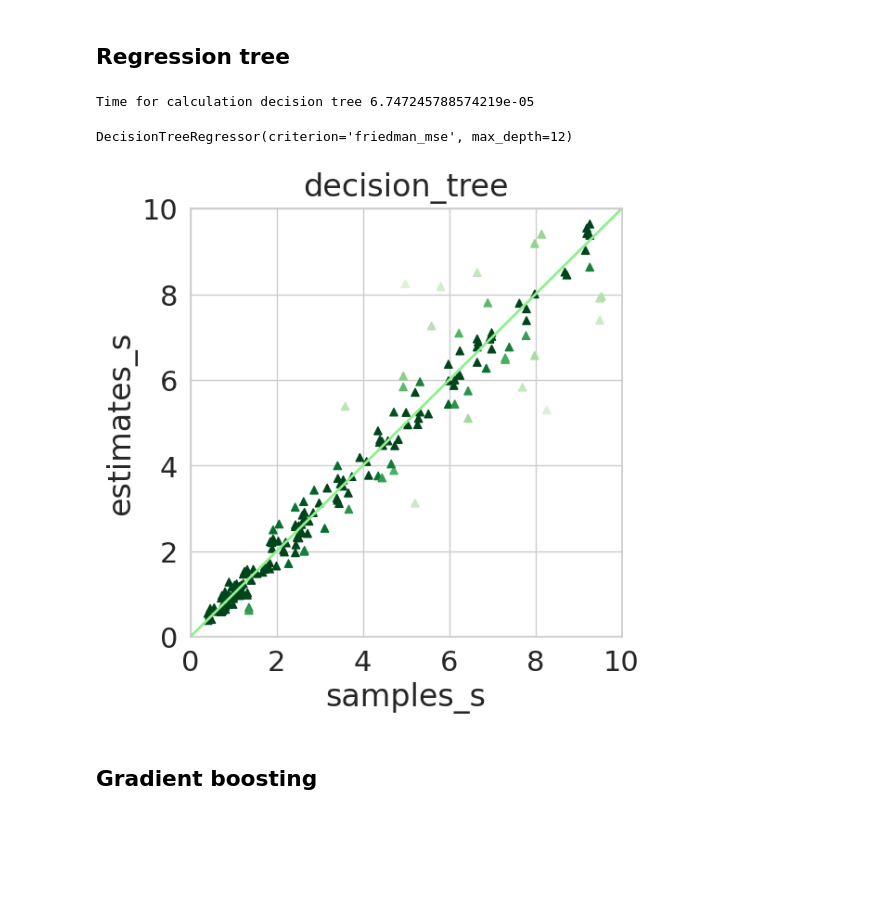
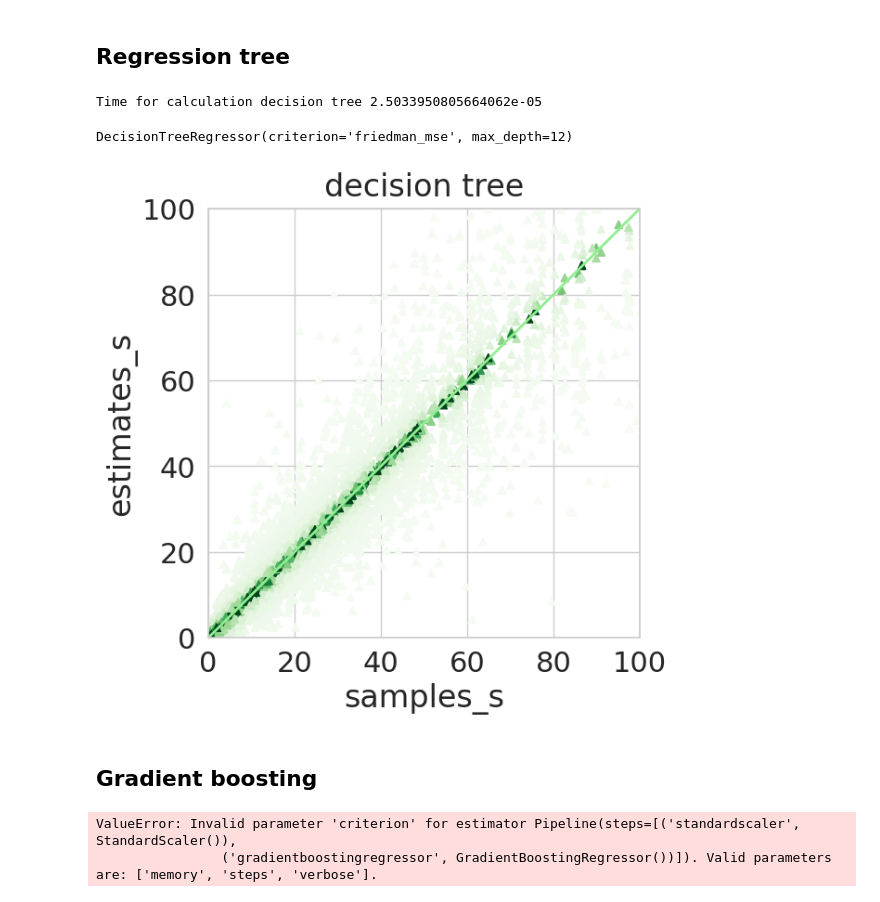
Before and after one commit to ipu69/queues-fork-join, a Jupyter notebook: ml/ml.ipynb, the cells around one changed output. Saved outputs shown, nothing was run; the diff lists cells and outputs as text; code cells hidden in the pictures; blank space fills up the shorter version.

```diff
--- a/ml/ml.ipynb
+++ b/ml/ml.ipynb
@@ -35,7 +38,7 @@ def get_dataset(path: str):
     f.close()
     return data
 # %%
-json_dataset = get_dataset('./datasets/data_1000.json')
+json_dataset = get_dataset('./datasets/data_30_000.json')
 df = pd.json_normalize(json_dataset)
 
 columns_rename = {
@@ -192,18 +211,53 @@ X_train, X_test, y_train, y_test = train_test_split(data.features, response_time
 tree.fit(X_train, y_train)
 #print(regression_report(y_test, tree.predict(X_test)))
 # %% [output]
-Time for calculation decision tree 6.747245788574219e-05
+Time for calculation decision tree 2.5033950805664062e-05
 DecisionTreeRegressor(criterion='friedman_mse', max_depth=12)
 # %%
-build_estimates_tests_scatter(y_test.values,
-                              tree.predict(X_test),
-                              name="decision_tree",
-                              color="green",
-                              rang=[0, 10], divider=2,
-                              xlabel="samples_s",
-                              ylabel="estimates_s"
-                             )
+build_estimates_tests_scatter(
+    y_test.values,
+    tree.predict(X_test),
+    name="decision tree",
+    color="green",
+    rang=[0, 100], divider=2,
+    xlabel="samples_s",
+    ylabel="estimates_s"
+)
 # %% [output]
-[figure, old version]
+[figure, new version]
 # %% [markdown]
 ## Gradient boosting
+# %%
+from sklearn.ensemble import GradientBoostingRegressor
+from sklearn.model_selection import train_test_split
+
+X_train, X_test, y_train, y_test = train_test_split(data.features, response_time, train_size=0.7, random_state=42)
+#grb_estimation_pipe = make_pipeline(StandardScaler(), GradientBoostingRegressor(max_depth=18, n_estimators=1000))
+
+grb_estimation_pipe = make_pipeline(StandardScaler(), GradientBoostingRegressor())
+
+tree_params = {
+    'criterion': ['mse', 'friedman_mse'],
+    'max_depth': [2, 4, 6, 8, 10, 12, 14, 16, 20, 25, 30],
+    'n_estimators': [50, 10, 150, 250, 400, 500, 700, 900, 1000, 1200, 1500, 2000]
+}
+
+start_time = time.time()
+#grb_estimation_pipe.fit(X_train, y_train)
+
+gs = GridSearchCV(
+    grb_estimation_pipe,
+    param_grid=tree_params,
+    n_jobs=6,
+    cv=4
+)
+
+gs.fit(X_train, y_train)
+
+print(gs.best_params_)
+print(gs.best_score_)
+
+#print("Time for calculation gradient boosting {}".format(time.time() - start_time))
+# %% [output]
+ValueError: Invalid parameter 'criterion' for estimator Pipeline(steps=[('standardscaler', StandardScaler()),
+                ('gradientboostingregressor', GradientBoostingRegressor())]). Valid parameters are: ['memory', 'steps', 'verbose'].
```
Also changed, not shown: parts of 6 cells of this notebook, 2 other files.
